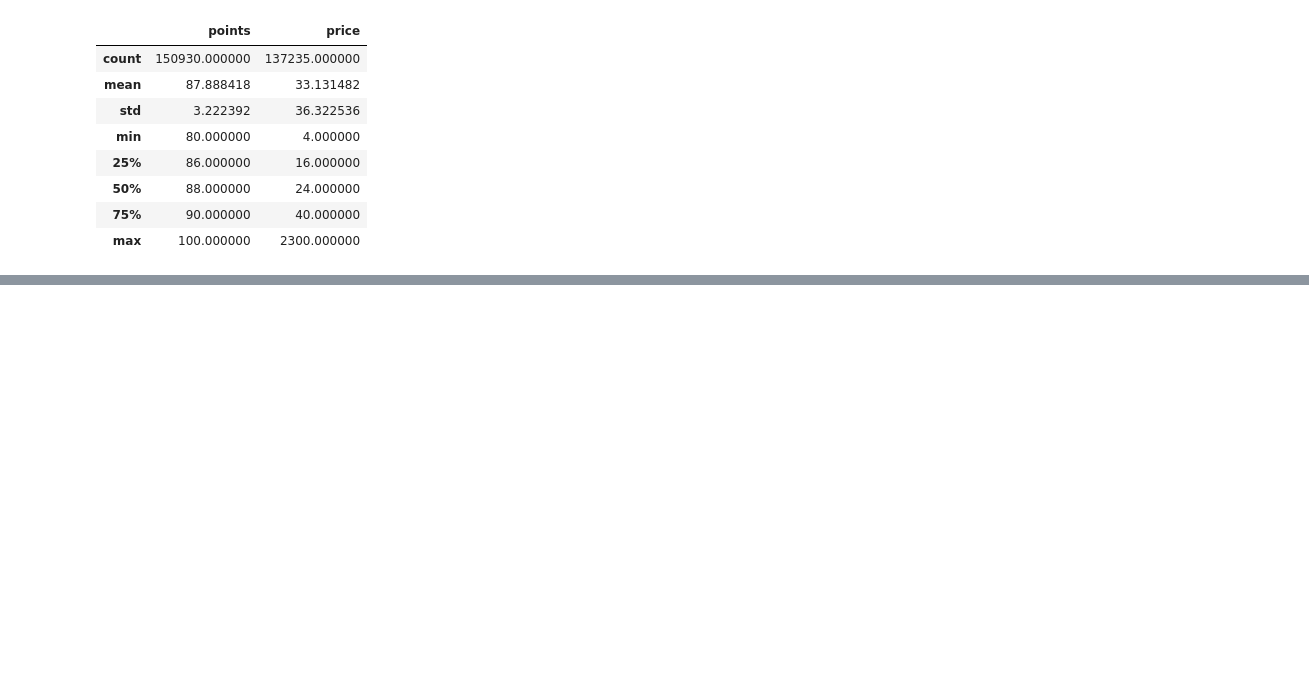
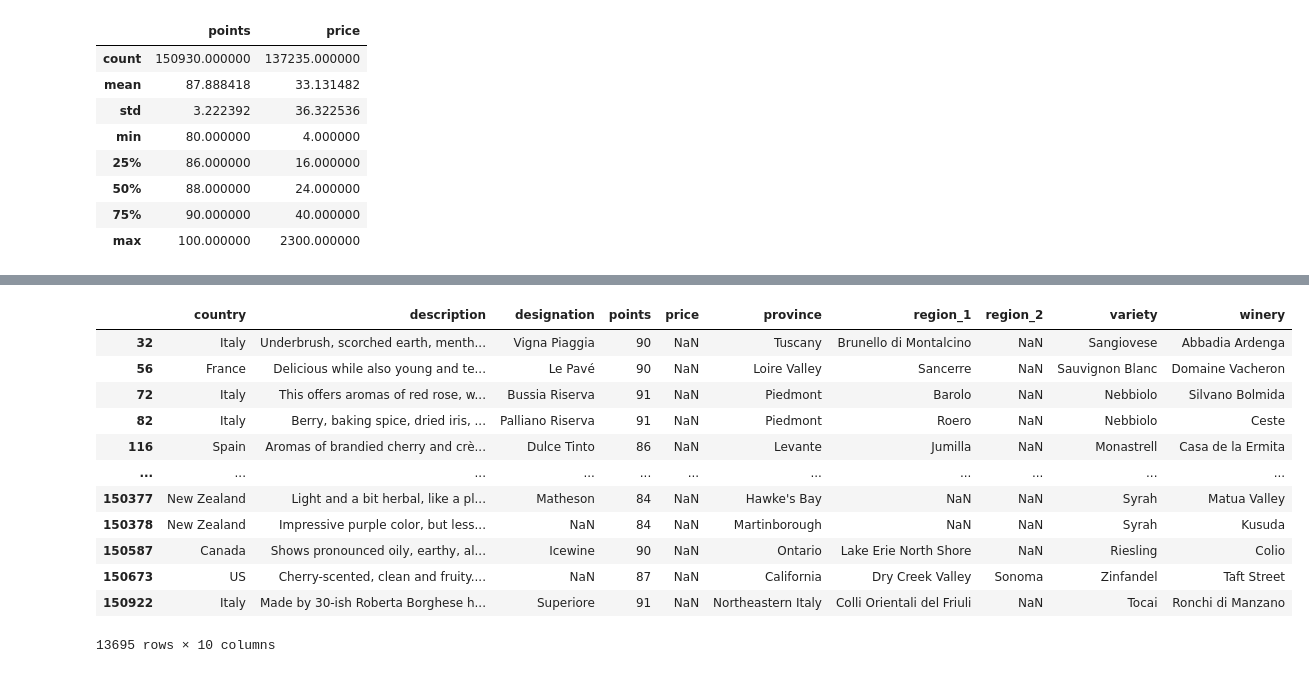
Before and after one commit to ayushyadav468/Pandas, a Jupyter notebook: Pandas Introduction.ipynb, the cells around one changed output, grey strips where cells are left out. Cells and saved outputs as stored; diff of their text form; code cells hidden in the pictures; blank space fills up the shorter version.

```diff
--- a/Pandas Introduction.ipynb
+++ b/Pandas Introduction.ipynb
@@ -87,0 +276,16 @@ data.describe()
+# %%
+data.loc[data['price'].isnull()]
+# %% [output]
+|  | country | description | designation | points | price | province | region_1 | region_2 | variety | winery |
+| 32 | Italy | Underbrush, scorched earth, menth... | Vigna Piaggia | 90 | NaN | Tuscany | Brunello di Montalcino | NaN | Sangiovese | Abbadia Ardenga |
+| 56 | France | Delicious while also young and te... | Le Pavé | 90 | NaN | Loire Valley | Sancerre | NaN | Sauvignon Blanc | Domaine Vacheron |
+| 72 | Italy | This offers aromas of red rose, w... | Bussia Riserva | 91 | NaN | Piedmont | Barolo | NaN | Nebbiolo | Silvano Bolmida |
+| 82 | Italy | Berry, baking spice, dried iris, ... | Palliano Riserva | 91 | NaN | Piedmont | Roero | NaN | Nebbiolo | Ceste |
+| 116 | Spain | Aromas of brandied cherry and crè... | Dulce Tinto | 86 | NaN | Levante | Jumilla | NaN | Monastrell | Casa de la Ermita |
+| ... | ... | ... | ... | ... | ... | ... | ... | ... | ... | ... |
+| 150377 | New Zealand | Light and a bit herbal, like a pl... | Matheson | 84 | NaN | Hawke's Bay | NaN | NaN | Syrah | Matua Valley |
+| 150378 | New Zealand | Impressive purple color, but less... | NaN | 84 | NaN | Martinborough | NaN | NaN | Syrah | Kusuda |
+| 150587 | Canada | Shows pronounced oily, earthy, al... | Icewine | 90 | NaN | Ontario | Lake Erie North Shore | NaN | Riesling | Colio |
+| 150673 | US | Cherry-scented, clean and fruity.... | NaN | 87 | NaN | California | Dry Creek Valley | Sonoma | Zinfandel | Taft Street |
+| 150922 | Italy | Made by 30-ish Roberta Borghese h... | Superiore | 91 | NaN | Northeastern Italy | Colli Orientali del Friuli | NaN | Tocai | Ronchi di Manzano |
+13695 rows × 10 columns
```
Also changed, not shown: parts of 13 cells of this notebook.
